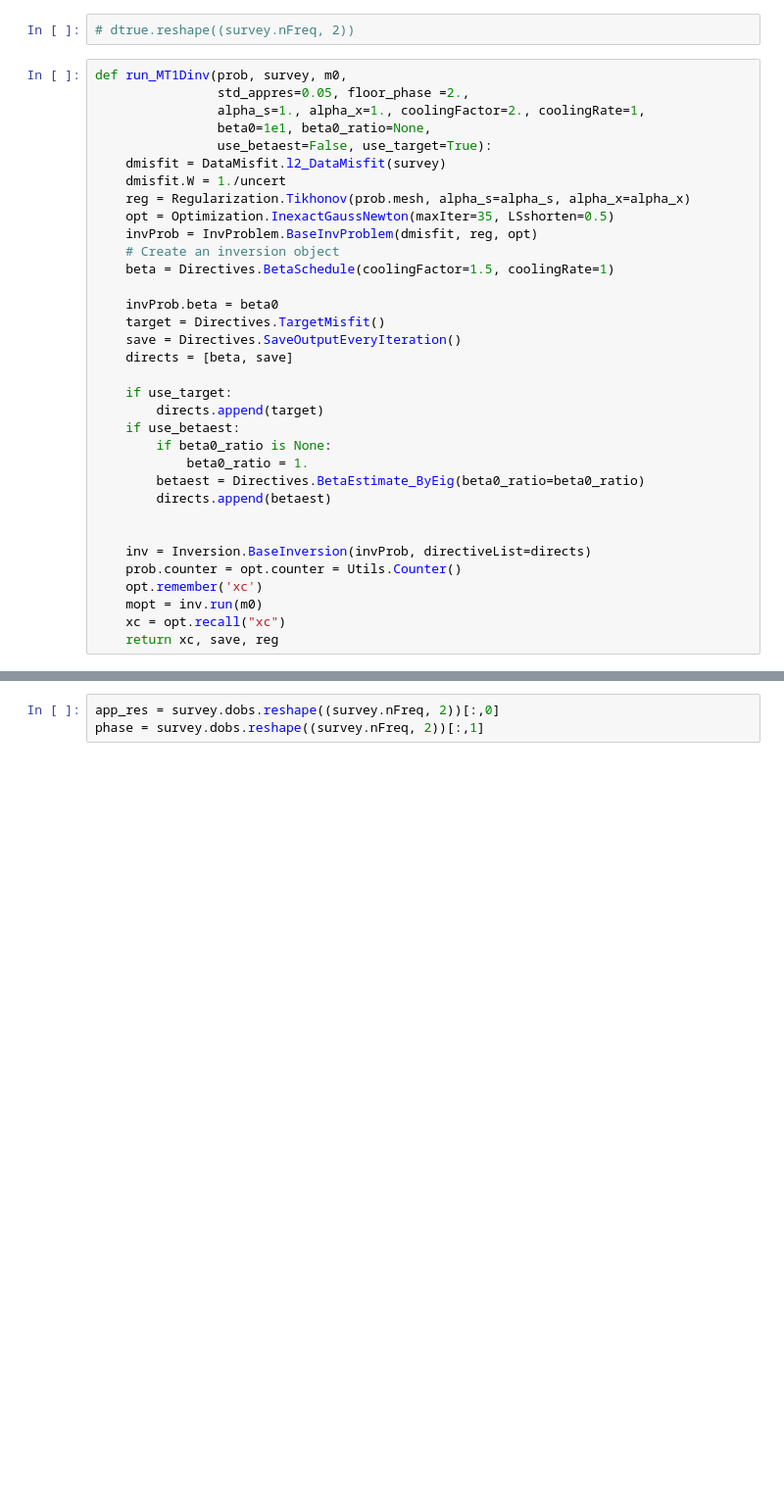
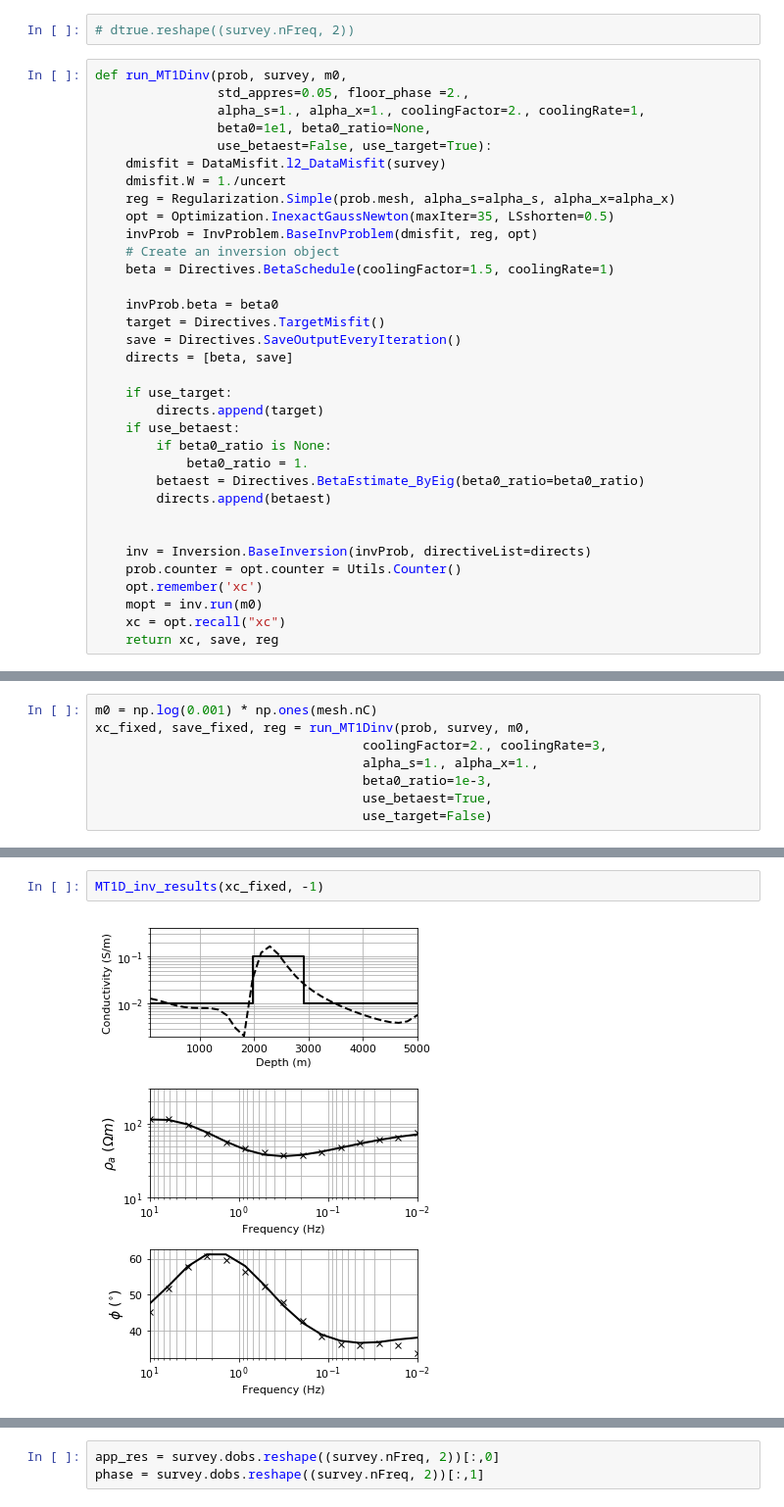
Before and after one commit to geoscixyz/computation, a Jupyter notebook: notebooks/MTtutorial/4_MT1D_inversion.ipynb, the cells around one changed output, grey strips where cells are left out. Shown at 98% size. Saved outputs shown, nothing was run; the diff lists cells and outputs as text; blank space fills up the shorter version.

```diff
--- a/notebooks/MTtutorial/4_MT1D_inversion.ipynb
+++ b/notebooks/MTtutorial/4_MT1D_inversion.ipynb
@@ -172,7 +172,7 @@ def run_MT1Dinv(prob, survey, m0,
                 use_betaest=False, use_target=True):
     dmisfit = DataMisfit.l2_DataMisfit(survey)
     dmisfit.W = 1./uncert
-    reg = Regularization.Tikhonov(prob.mesh, alpha_s=alpha_s, alpha_x=alpha_x)
+    reg = Regularization.Simple(prob.mesh, alpha_s=alpha_s, alpha_x=alpha_x)
     opt = Optimization.InexactGaussNewton(maxIter=35, LSshorten=0.5)
     invProb = InvProblem.BaseInvProblem(dmisfit, reg, opt)
     # Create an inversion object
@@ -200,0 +241,8 @@ def run_MT1Dinv(prob, survey, m0,
+# %%
+m0 = np.log(0.001) * np.ones(mesh.nC)
+xc_fixed, save_fixed, reg = run_MT1Dinv(prob, survey, m0,
+                                   coolingFactor=2., coolingRate=3,
+                                   alpha_s=1., alpha_x=1.,
+                                   beta0_ratio=1e-3,
+                                   use_betaest=True,
+                                   use_target=False)
@@ -201 +267,5 @@ def run_MT1Dinv(prob, survey, m0,
+# %%
+MT1D_inv_results(xc_fixed, -1)
+# %% [output]
+[figure, added]
 # %%
```
Also changed, not shown: parts of 11 cells of this notebook, 3 other files.
